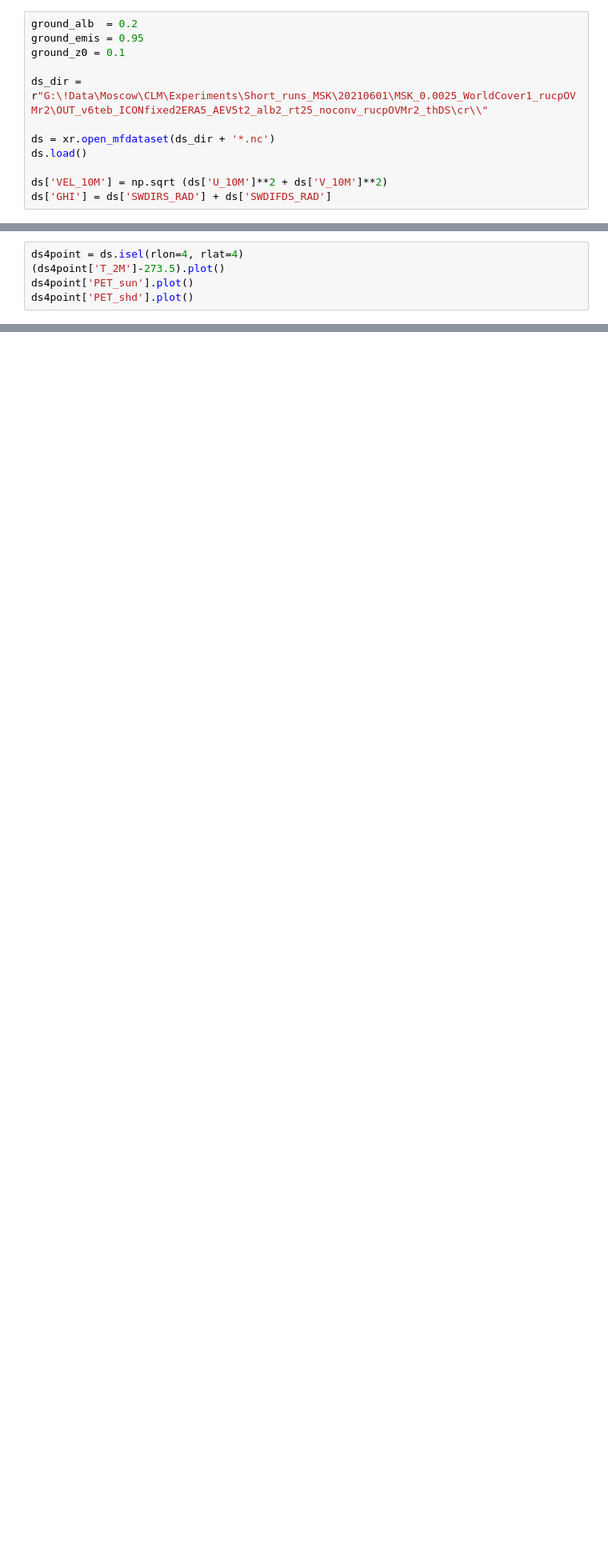
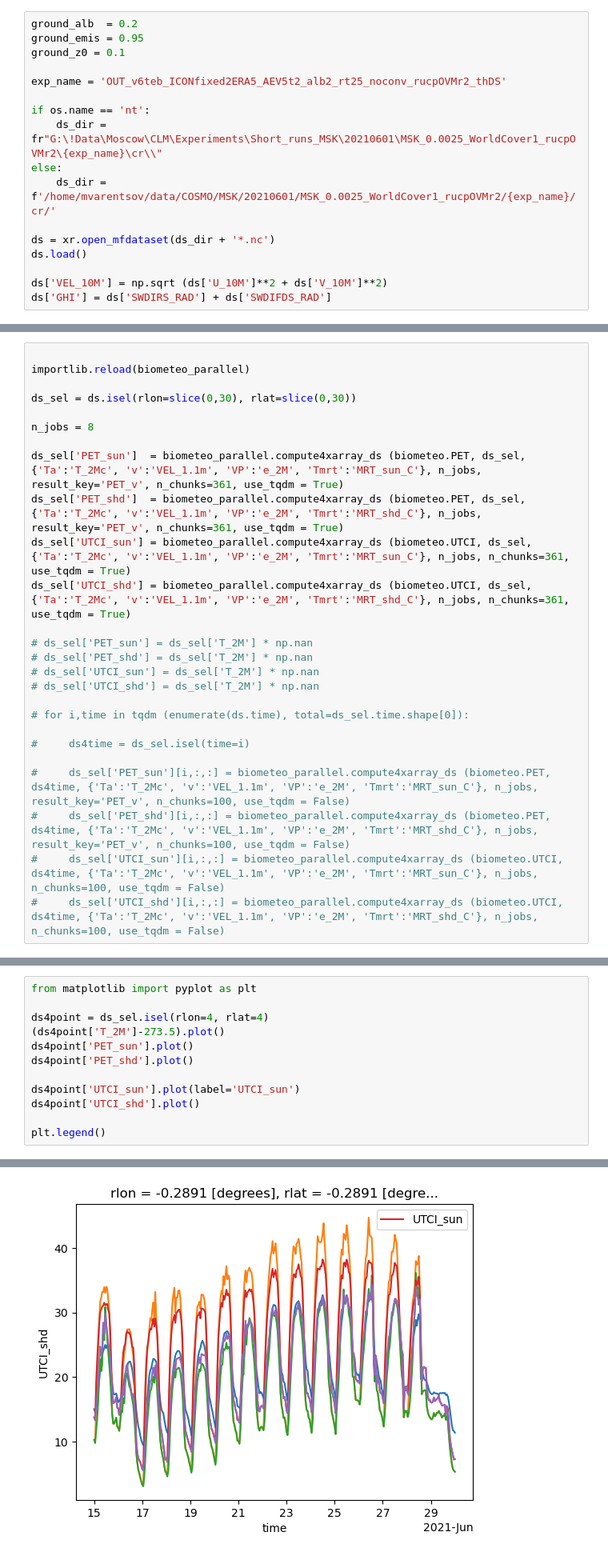
Before and after one commit to mvarentsov/PyBiometeo, a Jupyter notebook: s_calc_thermal_comfort4COSMO.ipynb, the cells around one changed output, grey strips where cells are left out. Shown at 80% size. Cells and saved outputs as stored; diff of their text form; blank space fills up the shorter version.

Commit message:
parallel calculations

```diff
--- a/s_calc_thermal_comfort4COSMO.ipynb
+++ b/s_calc_thermal_comfort4COSMO.ipynb
@@ -11,7 +16,12 @@ ground_alb  = 0.2
 ground_emis = 0.95
 ground_z0 = 0.1
 
-ds_dir = r"G:\!Data\Moscow\CLM\Experiments\Short_runs_MSK\20210601\MSK_0.0025_WorldCover1_rucpOVMr2\OUT_v6teb_ICONfixed2ERA5_AEV5t2_alb2_rt25_noconv_rucpOVMr2_thDS\cr\\"
+exp_name = 'OUT_v6teb_ICONfixed2ERA5_AEV5t2_alb2_rt25_noconv_rucpOVMr2_thDS'
+
+if os.name == 'nt':
+    ds_dir = fr"G:\!Data\Moscow\CLM\Experiments\Short_runs_MSK\20210601\MSK_0.0025_WorldCover1_rucpOVMr2\{exp_name}\cr\\"
+else:
+    ds_dir = f'/home/mvarentsov/data/COSMO/MSK/20210601/MSK_0.0025_WorldCover1_rucpOVMr2/{exp_name}/cr/'
 
 ds = xr.open_mfdataset(ds_dir + '*.nc')
 ds.load()
@@ -75,0 +49,26 @@ ds['UTCI_shd'].to_netcdf(ds_dir + 'UTCI_shd.nc')
+# %%
+
+importlib.reload(biometeo_parallel)
+
+ds_sel = ds.isel(rlon=slice(0,30), rlat=slice(0,30))
+
+n_jobs = 8
+
+ds_sel['PET_sun']  = biometeo_parallel.compute4xarray_ds (biometeo.PET, ds_sel, {'Ta':'T_2Mc', 'v':'VEL_1.1m', 'VP':'e_2M', 'Tmrt':'MRT_sun_C'}, n_jobs, result_key='PET_v', n_chunks=361, use_tqdm = True)
+ds_sel['PET_shd']  = biometeo_parallel.compute4xarray_ds (biometeo.PET, ds_sel, {'Ta':'T_2Mc', 'v':'VEL_1.1m', 'VP':'e_2M', 'Tmrt':'MRT_shd_C'}, n_jobs, result_key='PET_v', n_chunks=361, use_tqdm = True)
+ds_sel['UTCI_sun'] = biometeo_parallel.compute4xarray_ds (biometeo.UTCI, ds_sel, {'Ta':'T_2Mc', 'v':'VEL_1.1m', 'VP':'e_2M', 'Tmrt':'MRT_sun_C'}, n_jobs, n_chunks=361, use_tqdm = True)
+ds_sel['UTCI_shd'] = biometeo_parallel.compute4xarray_ds (biometeo.UTCI, ds_sel, {'Ta':'T_2Mc', 'v':'VEL_1.1m', 'VP':'e_2M', 'Tmrt':'MRT_shd_C'}, n_jobs, n_chunks=361, use_tqdm = True)
+
+# ds_sel['PET_sun'] = ds_sel['T_2M'] * np.nan
+# ds_sel['PET_shd'] = ds_sel['T_2M'] * np.nan
+# ds_sel['UTCI_sun'] = ds_sel['T_2M'] * np.nan
+# ds_sel['UTCI_shd'] = ds_sel['T_2M'] * np.nan
+
+# for i,time in tqdm (enumerate(ds.time), total=ds_sel.time.shape[0]):
+
+#     ds4time = ds_sel.isel(time=i)
+
+#     ds_sel['PET_sun'][i,:,:] = biometeo_parallel.compute4xarray_ds (biometeo.PET, ds4time, {'Ta':'T_2Mc', 'v':'VEL_1.1m', 'VP':'e_2M', 'Tmrt':'MRT_sun_C'}, n_jobs, result_key='PET_v', n_chunks=100, use_tqdm = False)
+#     ds_sel['PET_shd'][i,:,:] = biometeo_parallel.compute4xarray_ds (biometeo.PET, ds4time, {'Ta':'T_2Mc', 'v':'VEL_1.1m', 'VP':'e_2M', 'Tmrt':'MRT_shd_C'}, n_jobs, result_key='PET_v', n_chunks=100, use_tqdm = False)
+#     ds_sel['UTCI_sun'][i,:,:] = biometeo_parallel.compute4xarray_ds (biometeo.UTCI, ds4time, {'Ta':'T_2Mc', 'v':'VEL_1.1m', 'VP':'e_2M', 'Tmrt':'MRT_sun_C'}, n_jobs, n_chunks=100, use_tqdm = False)
+#     ds_sel['UTCI_shd'][i,:,:] = biometeo_parallel.compute4xarray_ds (biometeo.UTCI, ds4time, {'Ta':'T_2Mc', 'v':'VEL_1.1m', 'VP':'e_2M', 'Tmrt':'MRT_shd_C'}, n_jobs, n_chunks=100, use_tqdm = False)
@@ -76,6 +80,13 @@ ds['UTCI_shd'].to_netcdf(ds_dir + 'UTCI_shd.nc')
 # %%
-ds4point = ds.isel(rlon=4, rlat=4)
+from matplotlib import pyplot as plt
+
+ds4point = ds_sel.isel(rlon=4, rlat=4)
 (ds4point['T_2M']-273.5).plot()
 ds4point['PET_sun'].plot()
 ds4point['PET_shd'].plot()
+
+ds4point['UTCI_sun'].plot(label='UTCI_sun')
+ds4point['UTCI_shd'].plot()
+
+plt.legend()
 # %% [output]
@@ -82,0 +94 @@ NameError: name 'ds' is not defined
+[figure, added]
```
Also changed, not shown: parts of 5 cells of this notebook, 2 other files.
